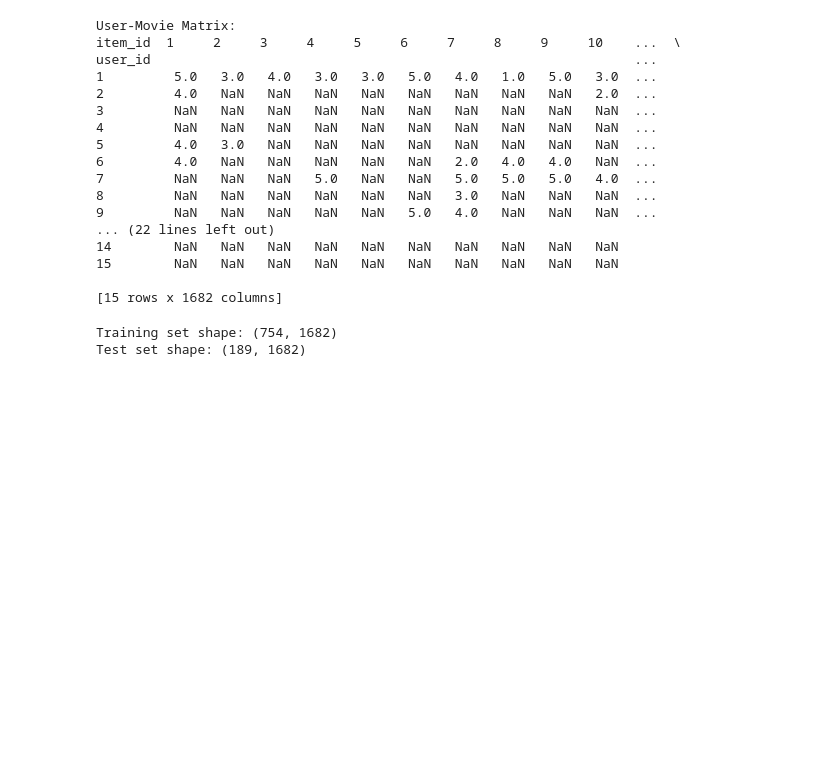
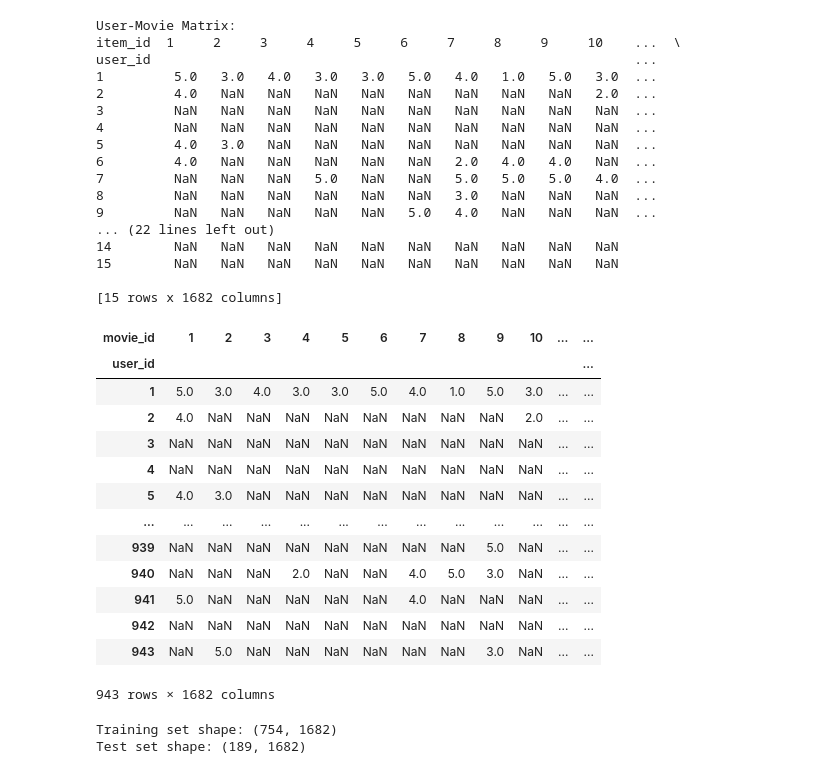
Before and after one commit to ChoutouriadiKaterina/Big_Data_2024, a Jupyter notebook: step one.ipynb, the cells around one changed output. Saved outputs shown, nothing was run; the diff lists cells and outputs as text; code cells hidden in the pictures; blank space fills up the shorter version.

```diff
--- a/step one.ipynb
+++ b/step one.ipynb
@@ -231,3 +278,15 @@ user_id                                                              ...
 15        NaN   NaN   NaN   NaN   NaN   NaN   NaN   NaN   NaN   NaN
 
 [15 rows x 1682 columns]
+# %%
+# Let's create a common dataset.
+# The common key between ratings and movies is the 'items_id' and ‘movie_id’ column respectively.
+# First we have to rename the column.
+ratings1 = ratings.copy()
+##
+#data.drop(['timestamp', 'video_release_date', 'IMDb_URL'], axis = 1, inplace = True)
+ratings1.rename(columns={'item_id': 'movie_id'}, inplace=True)
+# Then we combined them.
+data = pd.merge(ratings1, movies, on = 'movie_id')
+# In order to have a 'cleaner' view of our data we dropped some columns.
+data.drop(['timestamp', 'video_release_date', 'IMDb_URL'], axis = 1, inplace = True)
@@ -234,3 +300,24 @@ user_id                                                              ...
+# %%
+rating_matrix = data.pivot_table(values = 'rating',
+                                 index = 'user_id',
+                                 columns = 'movie_id')
+
+rating_matrix
+# %% [output]
+| movie_id | 1 | 2 | 3 | 4 | 5 | 6 | 7 | 8 | 9 | 10 | ... | ... |
+| user_id |  |  |  |  |  |  |  |  |  |  |  | ... |
+| 1 | 5.0 | 3.0 | 4.0 | 3.0 | 3.0 | 5.0 | 4.0 | 1.0 | 5.0 | 3.0 | ... | ... |
+| 2 | 4.0 | NaN | NaN | NaN | NaN | NaN | NaN | NaN | NaN | 2.0 | ... | ... |
+| 3 | NaN | NaN | NaN | NaN | NaN | NaN | NaN | NaN | NaN | NaN | ... | ... |
+| 4 | NaN | NaN | NaN | NaN | NaN | NaN | NaN | NaN | NaN | NaN | ... | ... |
+| 5 | 4.0 | 3.0 | NaN | NaN | NaN | NaN | NaN | NaN | NaN | NaN | ... | ... |
+| ... | ... | ... | ... | ... | ... | ... | ... | ... | ... | ... | ... | ... |
+| 939 | NaN | NaN | NaN | NaN | NaN | NaN | NaN | NaN | 5.0 | NaN | ... | ... |
+| 940 | NaN | NaN | NaN | 2.0 | NaN | NaN | 4.0 | 5.0 | 3.0 | NaN | ... | ... |
+| 941 | 5.0 | NaN | NaN | NaN | NaN | NaN | 4.0 | NaN | NaN | NaN | ... | ... |
+| 942 | NaN | NaN | NaN | NaN | NaN | NaN | NaN | NaN | NaN | NaN | ... | ... |
+| 943 | NaN | 5.0 | NaN | NaN | NaN | NaN | NaN | NaN | 3.0 | NaN | ... | ... |
+943 rows × 1682 columns
 # %%
 #Splitting the dataset into training set and test set using sklearn.model_selection--->train_test_split
 #https://scikit-learn.org/1.5/modules/generated/sklearn.model_selection.train_test_split.html
```
Also changed, not shown: parts of 7 cells of this notebook.
